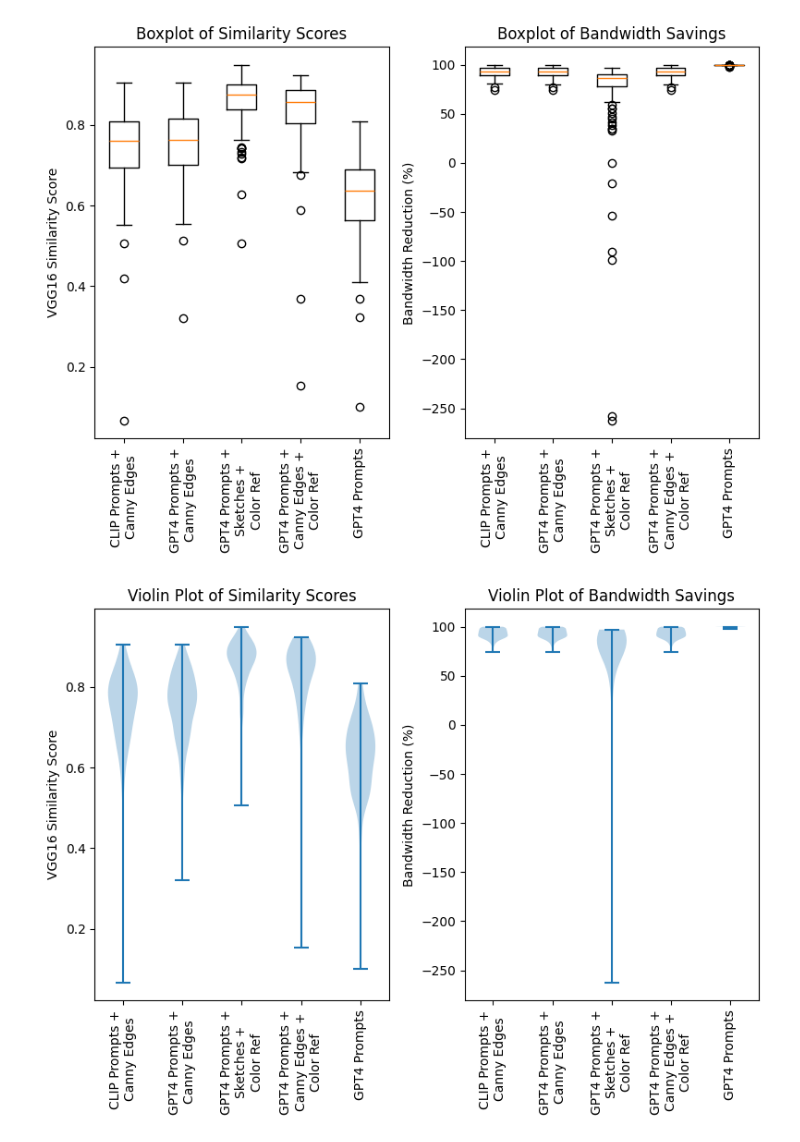
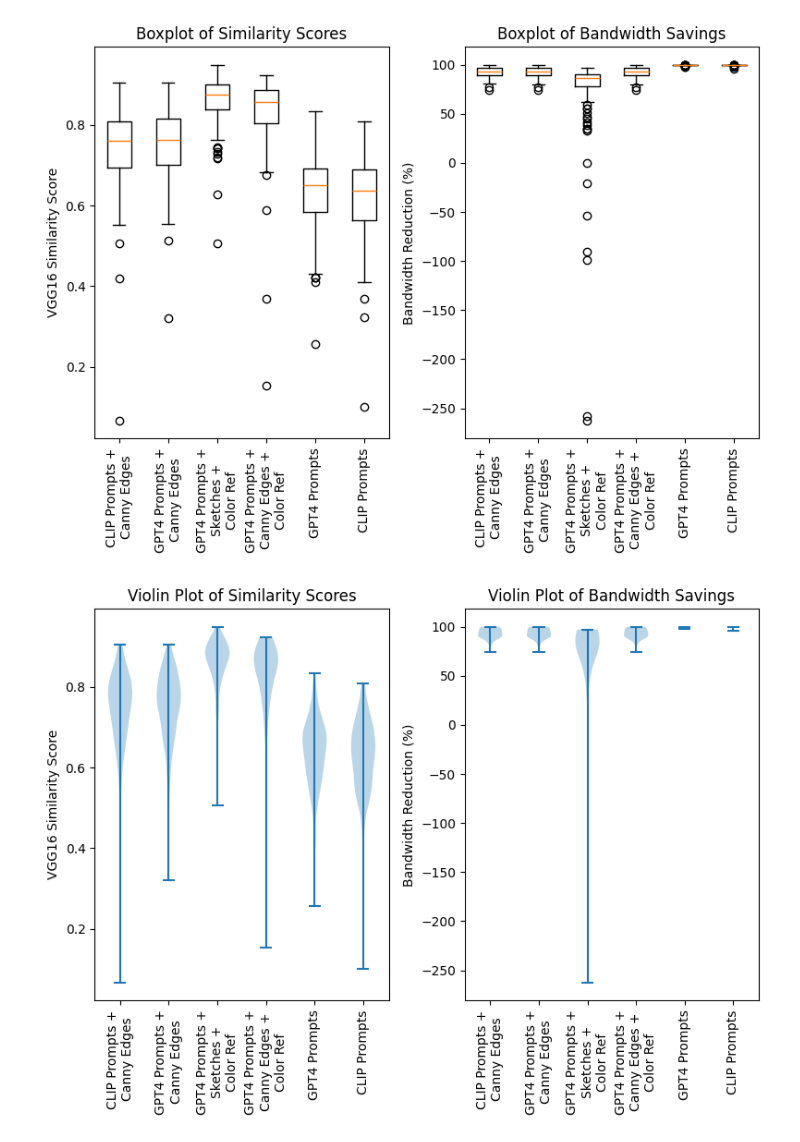
Before and after one commit to Danish-H/edge-content-reconstruction, a Jupyter notebook: results/overall_analysis.ipynb, the cells around one changed output. Drawn from its saved outputs; the diff is of its cells as text; code cells hidden in the pictures.

```diff
--- a/results/overall_analysis.ipynb
+++ b/results/overall_analysis.ipynb
@@ -93,3 +97,11 @@ np.save('sim_gpt4.npy', sim_gpt4)
+# %%
+# load similarity scores
+sim_clip = np.load('sim_clip.npy')
+sim_gpt4 = np.load('sim_gpt4.npy')
+sim_clip_only_prompt = np.load('sim_clip_only_prompt.npy')
+sim_gpt4_only_prompt = np.load('sim_gpt4_only_prompt.npy')
+sim_gpt4_color = np.load('sim_gpt4_color.npy')
+sim_gpt4_color2 = np.load('sim_gpt4_color2.npy')
 # %%
 def sim_metrics(ss, name="Results"):
      # Optional: Print some statistics
@@ -174 +192,9 @@ with open(file_path2, 'r') as file:
+# %%
+# load bandwidth savings
+bws_clip = np.load('bws_clip.npy')
+bws_gpt4 = np.load('bws_gpt4.npy')
+bws_clip_only_prompt = np.load('bws_clip_only_prompt.npy')
+bws_gpt4_only_prompt = np.load('bws_gpt4_only_prompt.npy')
+bws_gpt4_color = np.load('bws_gpt4_color.npy')
+bws_gpt4_color2 = np.load('bws_gpt4_color2.npy')
 # %%
@@ -226,8 +255,8 @@ plt.show()
 # %%
 # Combine the data for boxplots and violin plots
-all_bandwidth_savings = [bws_clip, bws_gpt4[:11] + bws_gpt4[12:], bws_gpt4_color, bws_gpt4_color2, bws_gpt4_only_prompt]
-all_similarity_scores = [sim_clip, sim_gpt4, sim_gpt4_color, sim_gpt4_color2, sim_gpt4_only_prompt]
-labels = ['CLIP Prompts +\nCanny Edges', 'GPT4 Prompts +\nCanny Edges', 'GPT4 Prompts +\nSketches +\nColor Ref', 'GPT4 Prompts +\nCanny Edges +\nColor Ref', 'GPT4 Prompts']
+all_bandwidth_savings = [bws_clip, bws_gpt4, bws_gpt4_color, bws_gpt4_color2, bws_gpt4_only_prompt, bws_clip_only_prompt]
+all_similarity_scores = [sim_clip, sim_gpt4, sim_gpt4_color, sim_gpt4_color2, sim_gpt4_only_prompt, sim_clip_only_prompt]
+labels = ['CLIP Prompts +\nCanny Edges', 'GPT4 Prompts +\nCanny Edges', 'GPT4 Prompts +\nSketches +\nColor Ref', 'GPT4 Prompts +\nCanny Edges +\nColor Ref', 'GPT4 Prompts', 'CLIP Prompts']
 
 # Creating boxplots
 plt.figure(figsize=(8, 6))
@@ -240,35 +269,35 @@ plt.xticks(rotation=90)
 plt.subplot(1, 2, 2)
 plt.boxplot(all_bandwidth_savings, labels=labels)
 plt.title('Boxplot of Bandwidth Savings')
 plt.ylabel('Bandwidth Reduction (%)')
 plt.xticks(rotation=90)
 
 plt.tight_layout()
 plt.show()
 
 # Creating violin plots
 plt.figure(figsize=(8, 6))
 plt.subplot(1, 2, 1)
 plt.violinplot(all_similarity_scores)
 plt.xticks(np.arange(1, len(labels)+1), labels)
 plt.title('Violin Plot of Similarity Scores')
 plt.ylabel('VGG16 Similarity Score')
 plt.xticks(rotation=90)
 # rotated labels
 
 
 plt.subplot(1, 2, 2)
 plt.violinplot(all_bandwidth_savings)
 plt.xticks(np.arange(1, len(labels)+1), labels)
 plt.title('Violin Plot of Bandwidth Savings')
 plt.ylabel('Bandwidth Reduction (%)')
 plt.xticks(rotation=90)
 
 plt.tight_layout()
 plt.show()
 # %% [output]
-[figure, old version]
+[figure, new version]
-[figure, old version]
+[figure, new version]
 # %%
 # Plot Distribution Curves
 
```
Also changed, not shown: parts of 8 cells of this notebook, 1 other file.
